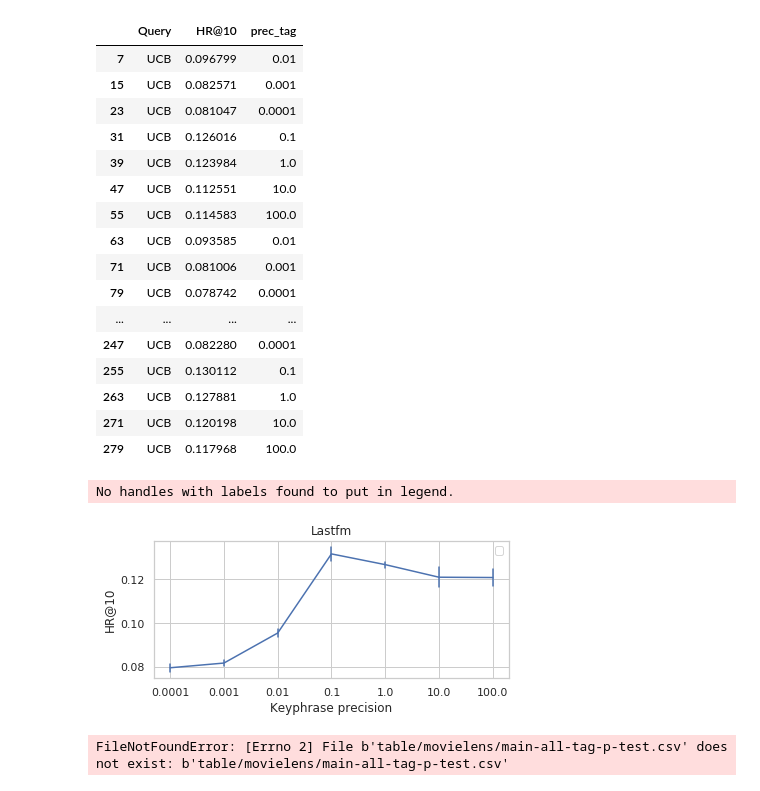
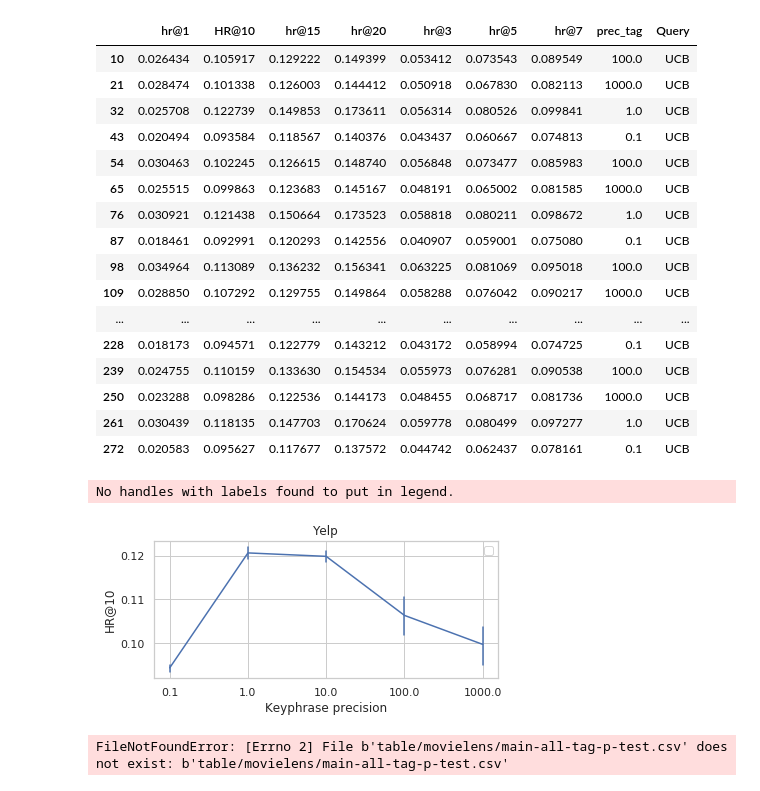
Before and after one commit to hojinYang/Keyphrase-Bayesian-PE-Rec, a Jupyter notebook: get_figure.ipynb, the cells around one changed output. Saved outputs shown, nothing was run; the diff lists cells and outputs as text; code cells hidden in the pictures.

```diff
--- a/get_figure.ipynb
+++ b/get_figure.ipynb
@@ -104,10 +128,3 @@ ASD
-# %%
-import pandas as pd
-import os
-
-data = 'movielens'
-tdir = os.path.join('table',data)
-df = pd.read_csv(os.path.join(tdir, 'main.csv'))
 # %%
 sns.axes_style("dark")
 #a = df[df.step==7].drop(['fold','step','alpha','prec_W','prec_item','prec_tag'],axis=1)
@@ -161,8 +178,8 @@ t
 def show_HR(df, hue='Query', x='hr@k',y="value", dir='figure/'+data,name="hr@15", save=False, title=None):
     fig, ax = plt.subplots(figsize=(6, 3))
     sns.set(style="whitegrid",color_codes=True)
-    ax = sns.barplot(x=x, y=y, hue=hue, data=df,ci=95,hue_order=['Random','TS','Var','Mean','UCB'],errwidth=1)
-    hatches = ['-', '+', 'x', '\\','//']
+    ax = sns.barplot(x=x, y=y, hue=hue, data=df,ci=95,hue_order=['Random','TS','POP','Var','Mean','UCB'],errwidth=1)
+    hatches = ['!','///', '+', 'x', '\\','//']
     for i,thisbar in enumerate(ax.patches):
         print(i)
         thisbar.set_hatch(hatches[i//5])
@@ -203,6 +220,6 @@ show_HR(t,name='barplot',title='Movielens',save=True)
 import pandas as pd
 import os
 
-data = 'lastfm'
+data = 'movielens'
 tdir = os.path.join('table',data)
-df = pd.read_csv(os.path.join(tdir, 'weight.csv'))
+df = pd.read_csv(os.path.join(tdir, 'tag-v10-t.csv'))
@@ -209,29 +242,29 @@ df = pd.read_csv(os.path.join(tdir, 'weight.csv'))
 # %%
 sns.axes_style("dark")
-#a = df[df.step==7].drop(['fold','step','alpha','prec_W','prec_item','prec_tag'],axis=1)
-a = df[df.step==7][['query','hr@10','prec_tag']]
+a = df[df.step==10].drop(['fold','step','alpha','prec_W','prec_item'],axis=1)
+#a = df[df.step==7][['query','hr+AEA-10','prec+AF8-tag']]
 a = a.rename(columns={'query':"Query","hr@10": "HR@10"})
 a['prec_tag'] = a['prec_tag'].astype(str)
 # %%
 a
 # %% [output]
-|  | Query | HR@10 | prec_tag |
-| 7 | UCB | 0.096799 | 0.01 |
-| 15 | UCB | 0.082571 | 0.001 |
-| 23 | UCB | 0.081047 | 0.0001 |
-| 31 | UCB | 0.126016 | 0.1 |
-| 39 | UCB | 0.123984 | 1.0 |
-| 47 | UCB | 0.112551 | 10.0 |
-| 55 | UCB | 0.114583 | 100.0 |
-| 63 | UCB | 0.093585 | 0.01 |
-| 71 | UCB | 0.081006 | 0.001 |
-| 79 | UCB | 0.078742 | 0.0001 |
-| ... | ... | ... | ... |
-| 247 | UCB | 0.082280 | 0.0001 |
-| 255 | UCB | 0.130112 | 0.1 |
-| 263 | UCB | 0.127881 | 1.0 |
-| 271 | UCB | 0.120198 | 10.0 |
-| 279 | UCB | 0.117968 | 100.0 |
+|  | hr@1 | HR@10 | hr@15 | hr@20 | hr@3 | hr@5 | hr@7 | prec_tag | Query |
+| 10 | 0.026434 | 0.105917 | 0.129222 | 0.149399 | 0.053412 | 0.073543 | 0.089549 | 100.0 | UCB |
+| 21 | 0.028474 | 0.101338 | 0.126003 | 0.144412 | 0.050918 | 0.067830 | 0.082113 | 1000.0 | UCB |
+| 32 | 0.025708 | 0.122739 | 0.149853 | 0.173611 | 0.056314 | 0.080526 | 0.099841 | 1.0 | UCB |
+| 43 | 0.020494 | 0.093584 | 0.118567 | 0.140376 | 0.043437 | 0.060667 | 0.074813 | 0.1 | UCB |
+| 54 | 0.030463 | 0.102245 | 0.126615 | 0.148740 | 0.056848 | 0.073477 | 0.085983 | 100.0 | UCB |
+| 65 | 0.025515 | 0.099863 | 0.123683 | 0.145167 | 0.048191 | 0.065002 | 0.081585 | 1000.0 | UCB |
+| 76 | 0.030921 | 0.121438 | 0.150664 | 0.173523 | 0.058818 | 0.080211 | 0.098672 | 1.0 | UCB |
+| 87 | 0.018461 | 0.092991 | 0.120293 | 0.142556 | 0.040907 | 0.059001 | 0.075080 | 0.1 | UCB |
+| 98 | 0.034964 | 0.113089 | 0.136232 | 0.156341 | 0.063225 | 0.081069 | 0.095018 | 100.0 | UCB |
+| 109 | 0.028850 | 0.107292 | 0.129755 | 0.149864 | 0.058288 | 0.076042 | 0.090217 | 1000.0 | UCB |
+| ... | ... | ... | ... | ... | ... | ... | ... | ... | ... |
+| 228 | 0.018173 | 0.094571 | 0.122779 | 0.143212 | 0.043172 | 0.058994 | 0.074725 | 0.1 | UCB |
+| 239 | 0.024755 | 0.110159 | 0.133630 | 0.154534 | 0.055973 | 0.076281 | 0.090538 | 100.0 | UCB |
+| 250 | 0.023288 | 0.098286 | 0.122536 | 0.144173 | 0.048455 | 0.068717 | 0.081736 | 1000.0 | UCB |
+| 261 | 0.030439 | 0.118135 | 0.147703 | 0.170624 | 0.059778 | 0.080499 | 0.097277 | 1.0 | UCB |
+| 272 | 0.020583 | 0.095627 | 0.117677 | 0.137572 | 0.044742 | 0.062437 | 0.078161 | 0.1 | UCB |
 # %%
 def show_HR(df, hue='prec_tag', x='hr@k',y="HR@10", dir='figure/'+data,name="hr@10", save=True, title=None):
     fig, ax = plt.subplots(figsize=(6, 3))
@@ -251,10 +284,10 @@ def show_HR(df, hue='prec_tag', x='hr@k',y="HR@10", dir='figure/'+data,name="hr@
     else:
         plt.show()
 # %%
-show_HR(a,name='Keyphrase_precision',title='Lastfm')
+show_HR(a,name='Keyphrase_precision',title="Yelp")
 # %% [output]
 No handles with labels found to put in legend.
-[figure, old version]
+[figure, new version]
 # %%
 import pandas as pd
 import os
```
Also changed, not shown: parts of 22 cells of this notebook, 12 other files.
